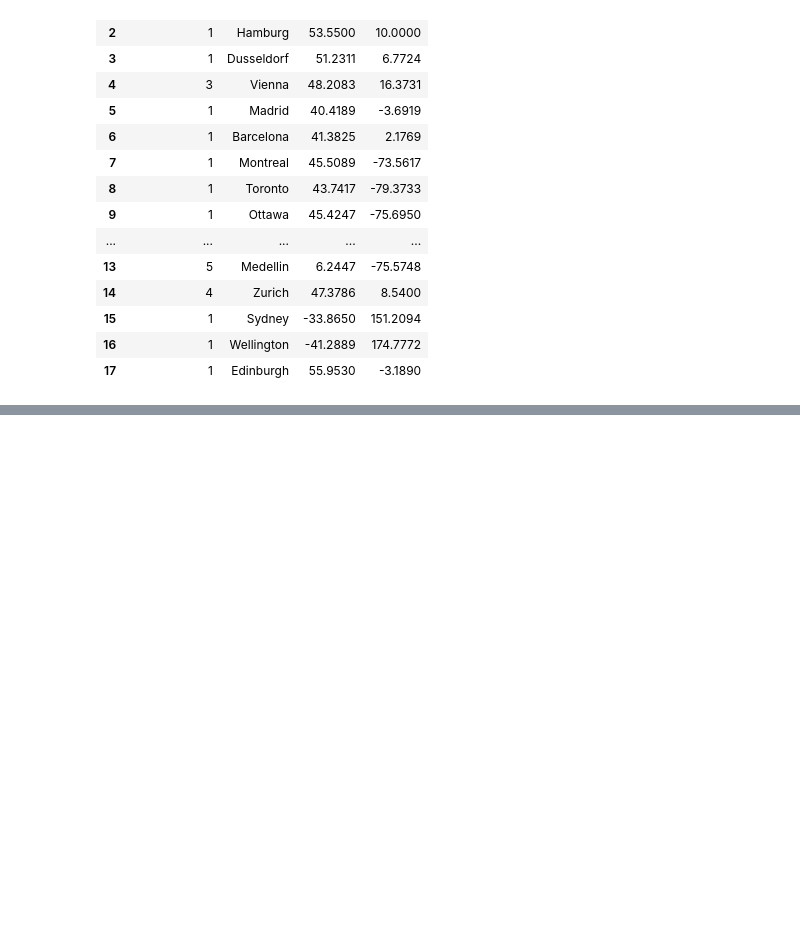
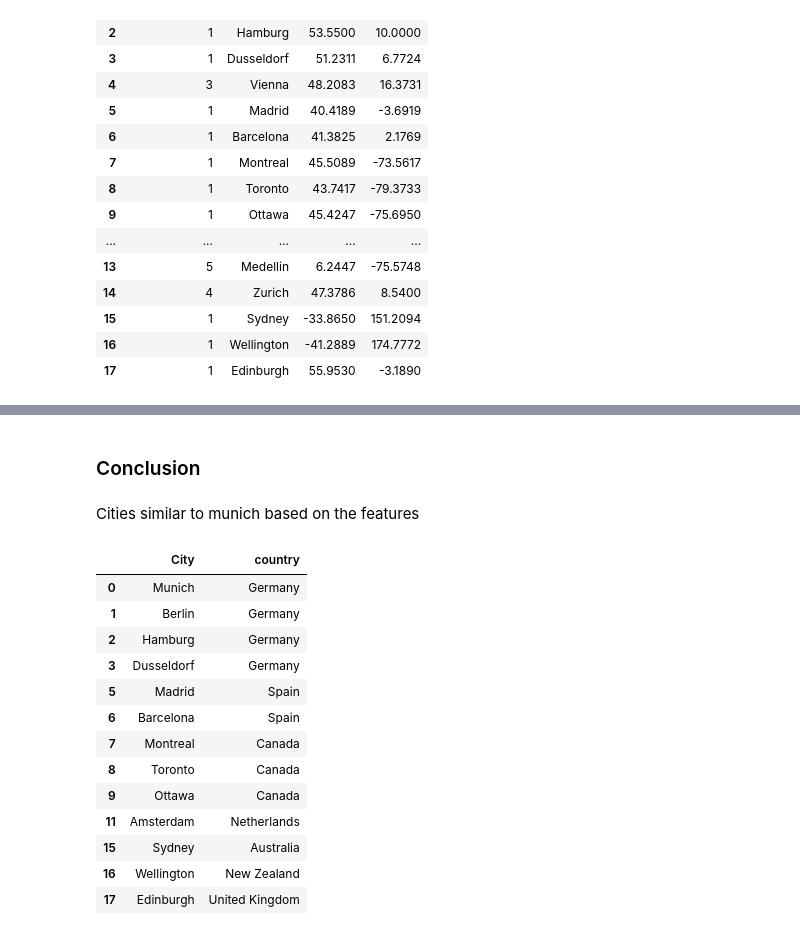
Before and after one commit to alexsotocx/Coursera_Capstone, a Jupyter notebook: CapstoneProject.ipynb, the cells around one changed output, grey strips where cells are left out. Saved outputs shown, nothing was run; the diff lists cells and outputs as text; code cells hidden in the pictures; blank space fills up the shorter version.

Commit message:
conclusion

```diff
--- a/CapstoneProject.ipynb
+++ b/CapstoneProject.ipynb
@@ -566,3 +566,26 @@ for lat, lon, poi, cluster in zip(result['lat'], result['lng'], result['City'],
 map_clusters
 # %% [output]
 [interactive output not drawn]
+# %%
+munich_cluster = result[result['City'] == 'Munich']['Cluster Labels'].values[0]
+# %% [markdown]
+### Conclusion
+# %% [markdown]
+Cities similar to munich based on the features
+# %%
+result[result['Cluster Labels'] == munich_cluster][['City', 'country']]
+# %% [output]
+|  | City | country |
+| 0 | Munich | Germany |
+| 1 | Berlin | Germany |
+| 2 | Hamburg | Germany |
+| 3 | Dusseldorf | Germany |
+| 5 | Madrid | Spain |
+| 6 | Barcelona | Spain |
+| 7 | Montreal | Canada |
+| 8 | Toronto | Canada |
+| 9 | Ottawa | Canada |
+| 11 | Amsterdam | Netherlands |
+| 15 | Sydney | Australia |
+| 16 | Wellington | New Zealand |
+| 17 | Edinburgh | United Kingdom |
```
